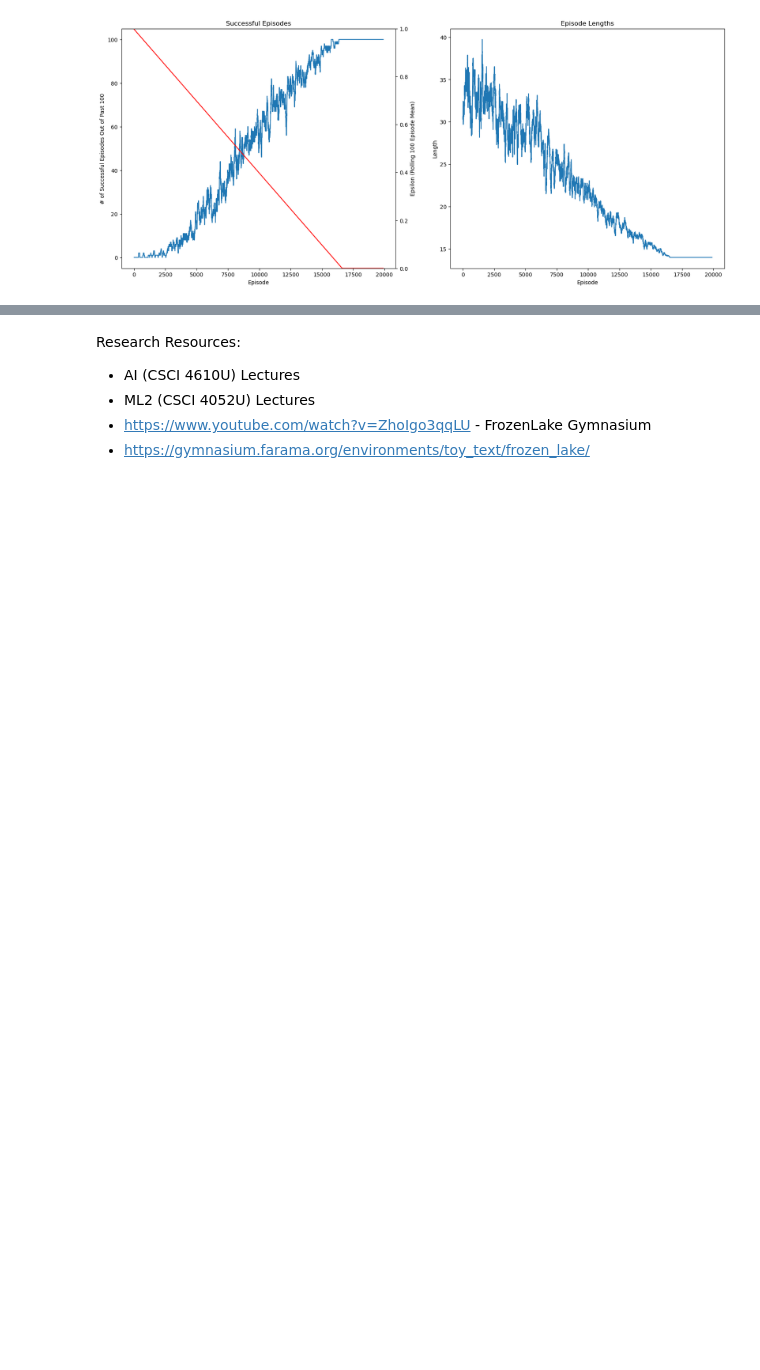
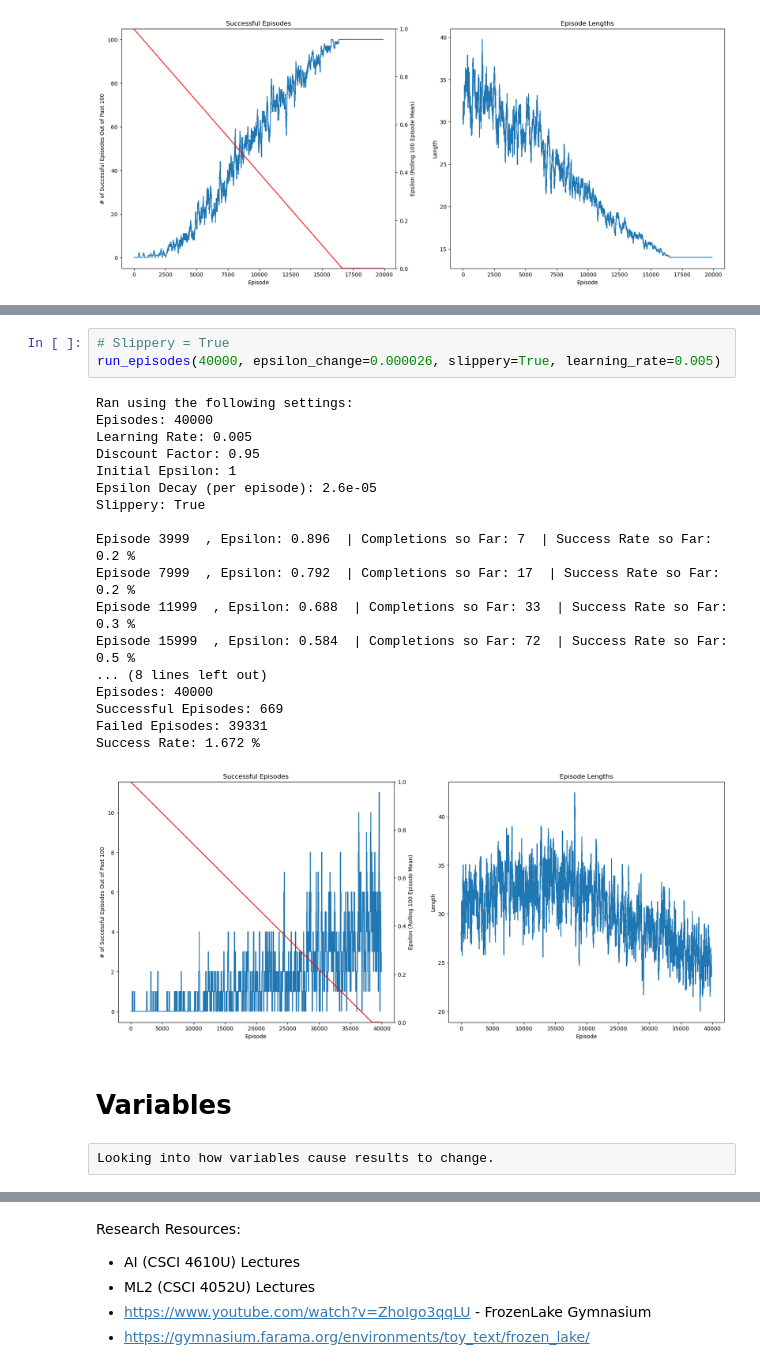
Before and after one commit to adadamc/ML2_RL_Exam, a Jupyter notebook: RL_FrozenLake.ipynb, the cells around one changed output, grey strips where cells are left out. Drawn from its saved outputs; the diff is of its cells as text; blank space fills up the shorter version.

```diff
--- a/RL_FrozenLake.ipynb
+++ b/RL_FrozenLake.ipynb
@@ -188,0 +236,26 @@ Success Rate: 14.461 %
+# %%
+# Slippery = True
+run_episodes(40000, epsilon_change=0.000026, slippery=True, learning_rate=0.005)
+# %% [output]
+Ran using the following settings:
+Episodes: 40000
+Learning Rate: 0.005
+Discount Factor: 0.95
+Initial Epsilon: 1
+Epsilon Decay (per episode): 2.6e-05
+Slippery: True
+
+Episode 3999  , Epsilon: 0.896  | Completions so Far: 7  | Success Rate so Far: 0.2 %
+Episode 7999  , Epsilon: 0.792  | Completions so Far: 17  | Success Rate so Far: 0.2 %
+Episode 11999  , Epsilon: 0.688  | Completions so Far: 33  | Success Rate so Far: 0.3 %
+Episode 15999  , Epsilon: 0.584  | Completions so Far: 72  | Success Rate so Far: 0.5 %
+... (8 lines left out)
+Episodes: 40000
+Successful Episodes: 669
+Failed Episodes: 39331
+Success Rate: 1.672 %
+[figure, added]
+# %% [markdown]
+# Variables
+# %% [raw]
+Looking into how variables cause results to change.
```
Also changed, not shown: parts of 31 cells of this notebook, 1 other file.
